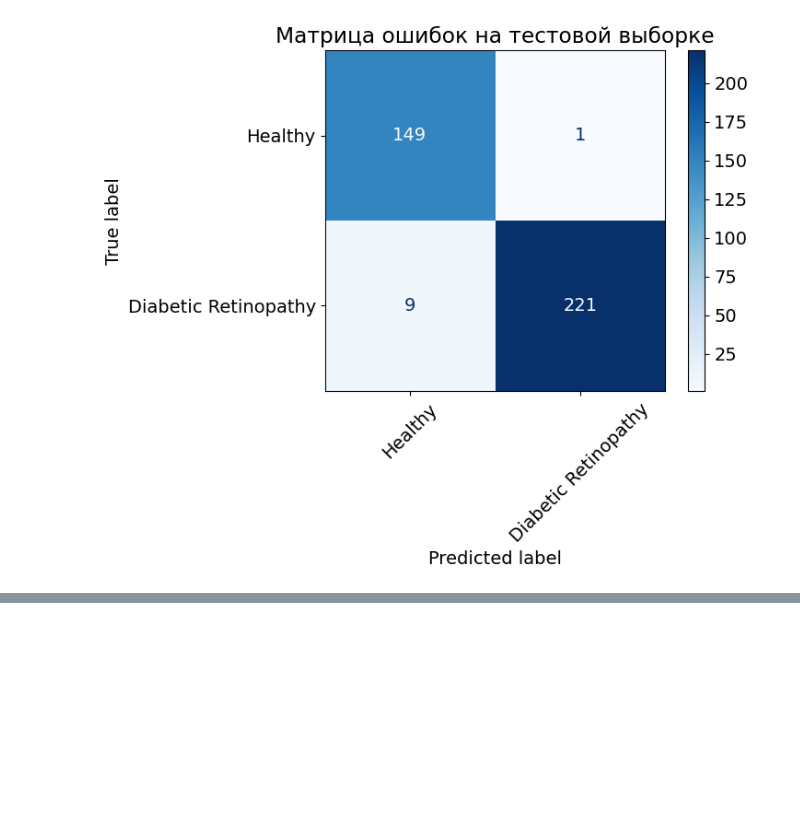
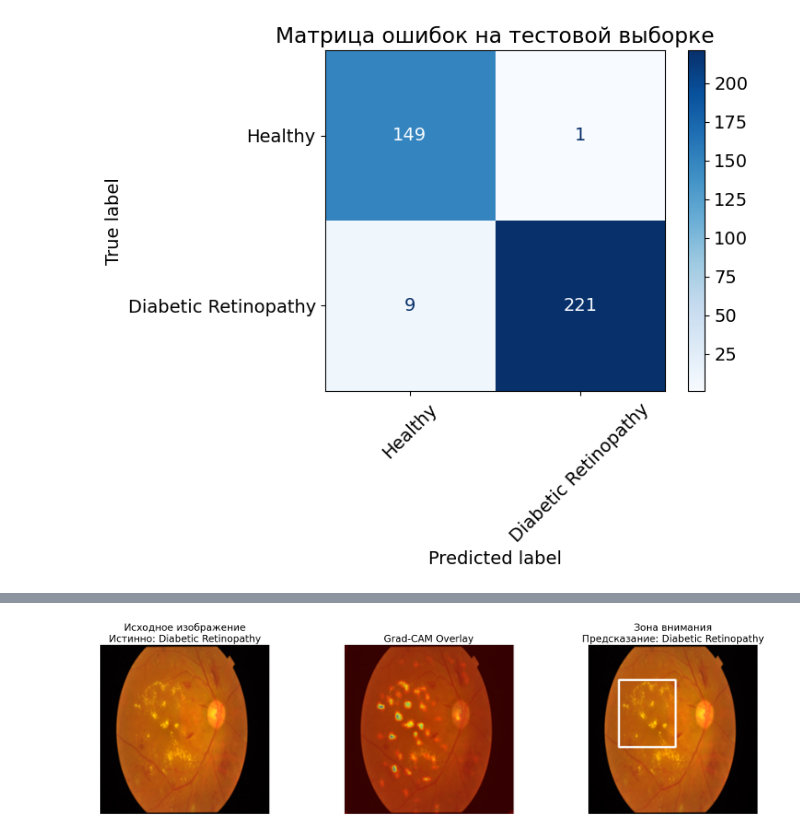
Before and after one commit to BaUniv2025/Blindness-Detection, a Jupyter notebook: training.ipynb, the cells around one changed output, grey strips where cells are left out. Cells and saved outputs as stored; diff of their text form; code cells hidden in the pictures; blank space fills up the shorter version.

Commit message:
add model2 visualisation

```diff
--- a/training.ipynb
+++ b/training.ipynb
@@ -729,3 +729,90 @@ Diabetic Retinopathy       1.00      0.96      0.98       230
            macro avg       0.97      0.98      0.97       380
         weighted avg       0.97      0.97      0.97       380
 [figure]
+# %%
+import random
+from utils.visualisation import generate_gradcam, draw_aggressive_merged_boxes
+from torchvision import transforms
+from PIL import Image
+import matplotlib.pyplot as plt
+import numpy as np
+import torch
+import cv2
+
+# --- Устройство ---
+device = torch.device("mps" if torch.backends.mps.is_available() else "cuda" if torch.cuda.is_available() else "cpu")
+
+# --- Преобразования ---
+transform = transforms.Compose([
+    transforms.Resize((224, 224)),
+    transforms.ToTensor()
+])
+
+# --- Случайный пример ---
+idx = random.randint(0, len(test_loader.dataset) - 1)  # type: ignore
+original_image, label = test_loader.dataset[idx]
+
+# --- Преобразование обратно в PIL и RGB ---
+original_pil = transforms.ToPILImage()(original_image).convert("RGB")
+original_np = np.array(original_pil)
+
+# --- Вход в модель ---
+input_tensor = transform(original_pil).to(device)
+input_tensor_unsq = input_tensor.unsqueeze(0)
+
+# --- Предсказание ---
+model.eval()
+model.to(device)
+with torch.no_grad():
+    output = model(input_tensor_unsq)
+    prob = torch.sigmoid(output).item()
+    prediction = int(prob >= 0.5)
+
+# --- Grad-CAM ---
+overlay_small, cam_resized_small = generate_gradcam(model, input_tensor, target_class=prediction)
+
+# --- Масштабирование тепловой карты до оригинального размера ---
+overlay = cv2.resize(overlay_small, (original_np.shape[1], original_np.shape[0]))
+cam_resized = cv2.resize(cam_resized_small, (original_np.shape[1], original_np.shape[0]))
+
+# --- Прямоугольники по CAM ---
+boxed_overlay = draw_aggressive_merged_boxes(original_np, cam_resized,
+                                             threshold=0.2,
+                                             dilation_iter=3,
+                                             min_area=200,
+                                             merge_distance=20)
+
+# --- Классы и вероятности ---
+class_names = ["Healthy", "Diabetic Retinopathy"]
+true_class = class_names[label]
+pred_class = class_names[prediction]
+prob_healthy = 1 - prob
+prob_dr = prob
+
+# --- Вывод ---
+print(f"Предсказание: {pred_class}")
+print(f"Healthy:              {prob_healthy:.4f} ({prob_healthy*100:.2f}%)")
+print(f"Diabetic Retinopathy: {prob_dr:.4f} ({prob_dr*100:.2f}%)")
+print(f"Истинная метка: {true_class}")
+
+# --- Визуализация ---
+plt.figure(figsize=(18, 5))
+
+plt.subplot(1, 3, 1)
+plt.title(f"Исходное изображение\nИстинно: {true_class}")
+plt.imshow(original_np)
+plt.axis("off")
+
+plt.subplot(1, 3, 2)
+plt.title("Grad-CAM Overlay")
+plt.imshow(overlay)
+plt.axis("off")
+
+plt.subplot(1, 3, 3)
+plt.title(f"Зона внимания\nПредсказание: {pred_class}")
+plt.imshow(boxed_overlay)
+plt.axis("off")
+
+plt.tight_layout()
+plt.show()
+# %% [output]
@@ -731,0 +823 @@ Diabetic Retinopathy       1.00      0.96      0.98       230
+[figure, added]
```
Also changed, not shown: parts of 1 cell of this notebook.
